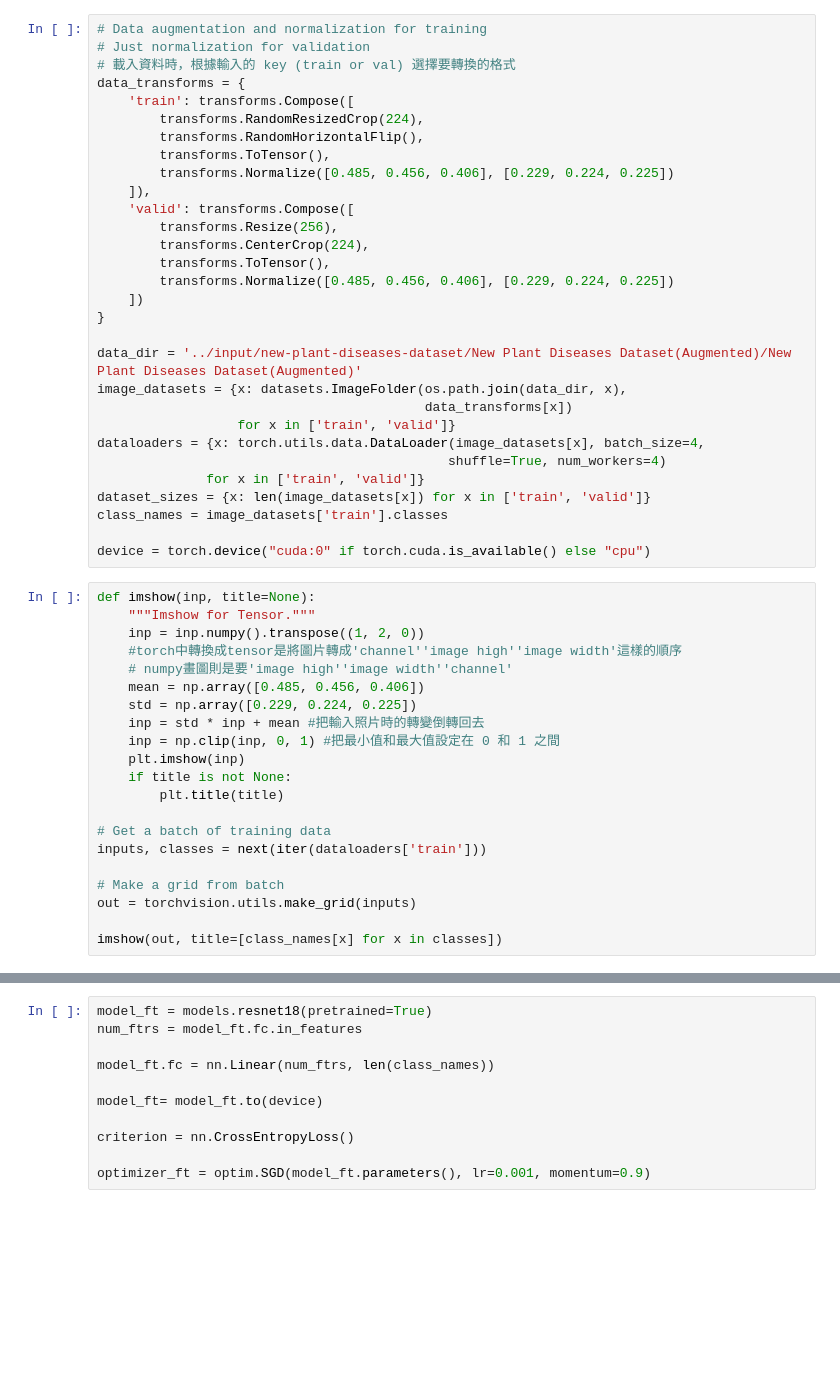
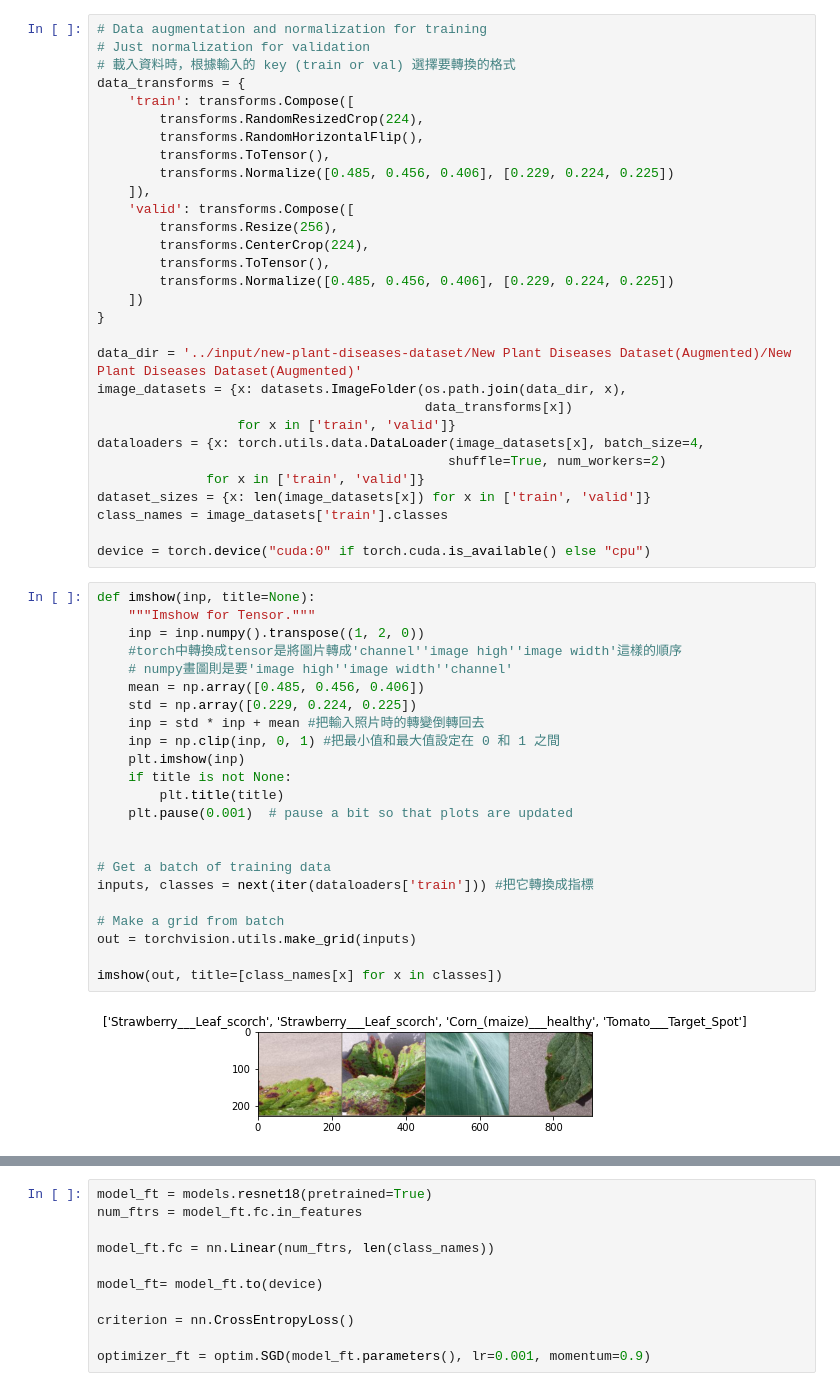
Before and after one commit to YaChuuuuu/plant_disease-dataset, a Jupyter notebook: plant-disease.ipynb, the cells around one changed output, grey strips where cells are left out. Saved outputs shown, nothing was run; the diff lists cells and outputs as text; blank space fills up the shorter version.

```diff
--- a/plant-disease.ipynb
+++ b/plant-disease.ipynb
@@ -41,7 +46,7 @@ image_datasets = {x: datasets.ImageFolder(os.path.join(data_dir, x),
                                           data_transforms[x])
                   for x in ['train', 'valid']}
 dataloaders = {x: torch.utils.data.DataLoader(image_datasets[x], batch_size=4,
-                                             shuffle=True, num_workers=4)
+                                             shuffle=True, num_workers=2)
               for x in ['train', 'valid']}
 dataset_sizes = {x: len(image_datasets[x]) for x in ['train', 'valid']}
 class_names = image_datasets['train'].classes
@@ -50,24 +55,28 @@ device = torch.device("cuda:0" if torch.cuda.is_available() else "cpu")
 # %%
 def imshow(inp, title=None):
     """Imshow for Tensor."""
     inp = inp.numpy().transpose((1, 2, 0))
     #torch中轉換成tensor是將圖片轉成'channel''image high''image width'這樣的順序
     # numpy畫圖則是要'image high''image width''channel'
     mean = np.array([0.485, 0.456, 0.406])
     std = np.array([0.229, 0.224, 0.225])
     inp = std * inp + mean #把輸入照片時的轉變倒轉回去
     inp = np.clip(inp, 0, 1) #把最小值和最大值設定在 0 和 1 之間
     plt.imshow(inp)
     if title is not None:
         plt.title(title)
+    plt.pause(0.001)  # pause a bit so that plots are updated
+
 
 # Get a batch of training data
-inputs, classes = next(iter(dataloaders['train']))
+inputs, classes = next(iter(dataloaders['train'])) #把它轉換成指標
 
 # Make a grid from batch
 out = torchvision.utils.make_grid(inputs)
 
 imshow(out, title=[class_names[x] for x in classes])
+# %% [output]
+[figure, added]
 # %%
 def train_model(model, criterion, optimizer, num_epochs=25):
     since = time.time() #在訓練前抓一個時間
```
Also changed, not shown: parts of 12 cells of this notebook.
